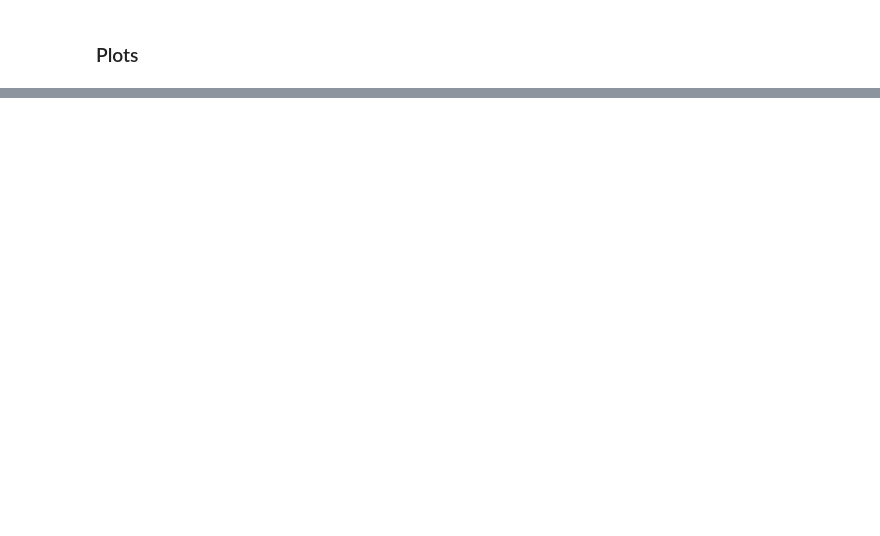
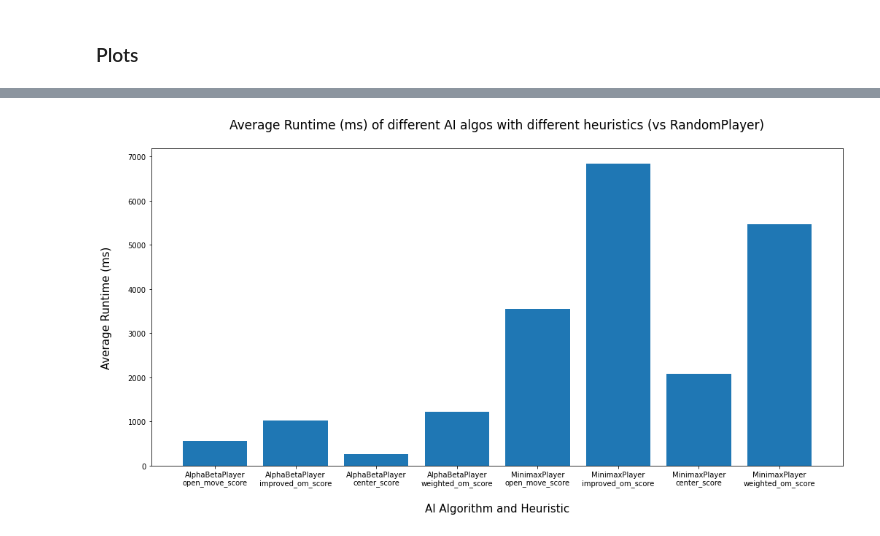
Before and after one commit to CyanTarantula/StaleMate, a Jupyter notebook: simulations.ipynb, the cells around one changed output, grey strips where cells are left out. Drawn from its saved outputs; the diff is of its cells as text; code cells hidden in the pictures; blank space fills up the shorter version.

```diff
--- a/simulations.ipynb
+++ b/simulations.ipynb
@@ -11,19 +11,26 @@ import time
 # Comparing Heuristics
 # %%
 players = [AlphaBetaPlayer, MinimaxPlayer]
-heuristics = [open_move_score, improved_om_score, center_score, weighted_om_score, farsighted_score]
+heuristics = [open_move_score, improved_om_score, center_score, weighted_om_score]
 # %%
 average_runtimes = []
+p1_win_stats = []
+n_moves_stats = []
 
 for player in players:
     player_runtimes = []
+    win_stat = []
+    moves_stat = []
     for heuristic in heuristics:
+        print(f"Running {player.__name__} with {heuristic.__name__}")
         avg_time = 0
         p1_wins = 0
-        for i in range(100):
+        avg_moves = 0
+        for i in range(10):
+            # print(f"        Running game {i+1}")
             start_time = time.time()
             player1 = player(score_fn=heuristic)
-            player2 = player(score_fn=heuristic)
+            player2 = RandomPlayer()
             game = Board(player1, player2, player_1_piece='queen', player_2_piece='queen')
             game.apply_move((0, 0))
             game.apply_move((6, 6))
@@ -31,7 +38,13 @@ for player in players:
             if(winner == player1):
                 p1_wins += 1
             avg_time += (time.time() - start_time) * 1000
-        avg_time /= 100
+            avg_moves += len(history)
+        avg_time /= 10
+        avg_moves /= 10
         player_runtimes.append(avg_time)
+        win_stat.append(p1_wins)
+        moves_stat.append(avg_moves)
     average_runtimes.append(player_runtimes)
+    p1_win_stats.append(win_stat)
+    n_moves_stats.append(moves_stat)
 # %% [output]
@@ -40,0 +91,12 @@ AttributeError: 'NoneType' object has no attribute 'clear'
+# %%
+ypoints = np.array(average_runtimes[0]+average_runtimes[1])
+xpoints = np.array([f'{player.__name__}\n{heuristic.__name__}' for player in players for heuristic in heuristics])
+
+plt.figure(figsize=(17,8))
+plt.bar(xpoints, ypoints)
+plt.title("Average Runtime (ms) of different AI algos with different heuristics (vs RandomPlayer)\n", fontsize=17)
+plt.ylabel("Average Runtime (ms)\n", fontsize=15)
+plt.xlabel("\nAI Algorithm and Heuristic", fontsize=15)
+plt.show()
+# %% [output]
+[figure, added]
```
Also changed, not shown: parts of 10 cells of this notebook, 2 other files.
